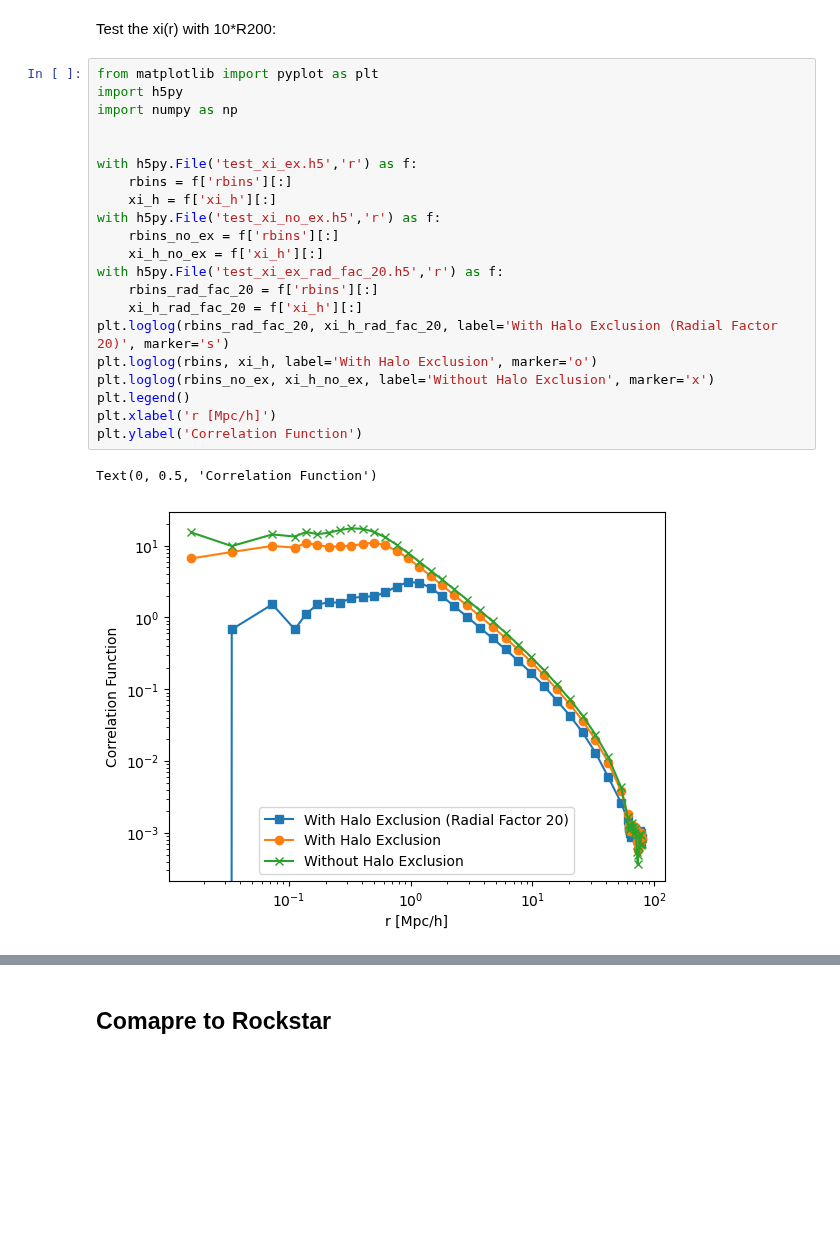
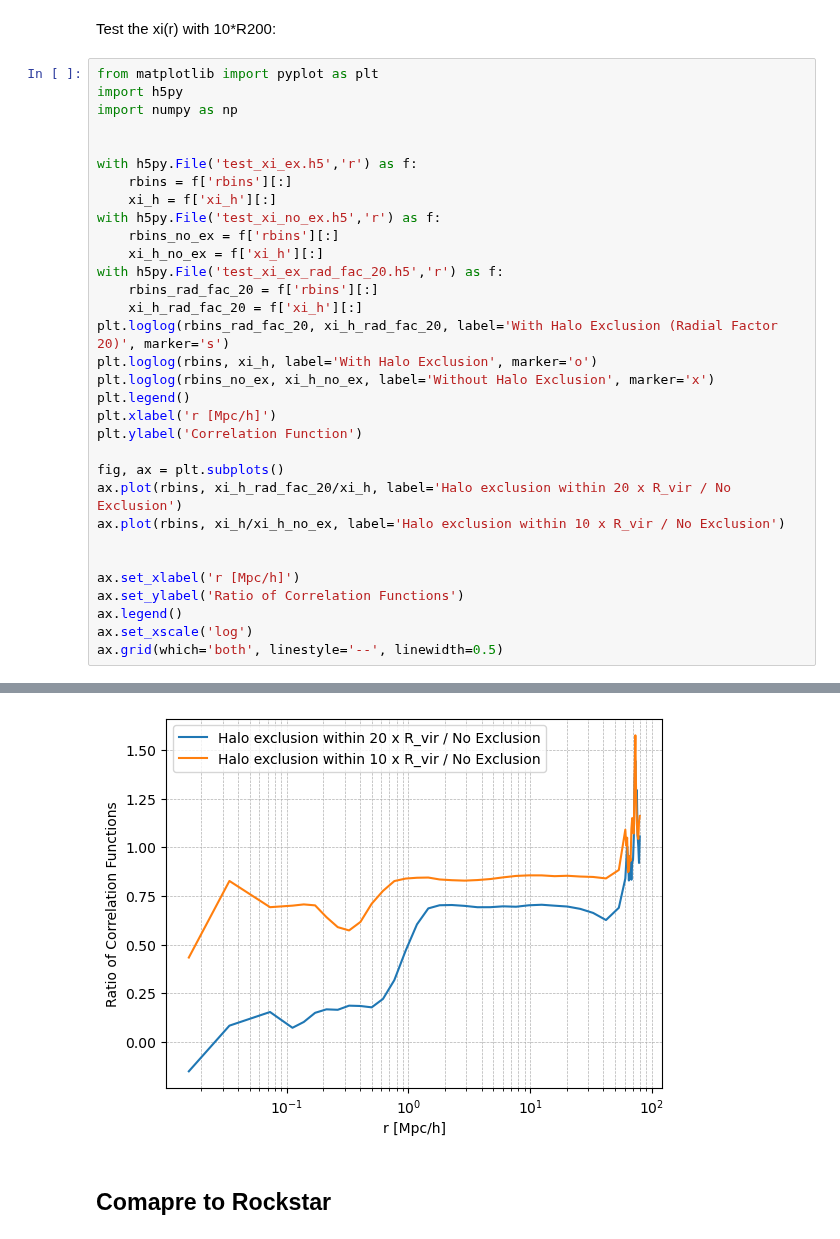
Before and after one commit to qezlou/Goku_ELG, a Jupyter notebook: emu/notebooks/xi_compute/halo_exclusion.ipynb, the cells around one changed output, grey strips where cells are left out. Drawn from its saved outputs; the diff is of its cells as text; blank space fills up the shorter version.

```diff
--- a/emu/notebooks/xi_compute/halo_exclusion.ipynb
+++ b/emu/notebooks/xi_compute/halo_exclusion.ipynb
@@ -150,27 +150,36 @@ corr.load_halo_cat(pigs['pig_dirs'][10], cosmo=corr.get_cosmo(pigs['params'][0])
 HaloCatalog(size=329641)
 # %% [markdown]
 Test the xi(r) with 10*R200:
-# %%
-from matplotlib import pyplot as plt
-import h5py
-import numpy as np
-
-
-with h5py.File('test_xi_ex.h5','r') as f:
-    rbins = f['rbins'][:]
-    xi_h = f['xi_h'][:]
-with h5py.File('test_xi_no_ex.h5','r') as f:
-    rbins_no_ex = f['rbins'][:]
-    xi_h_no_ex = f['xi_h'][:]
-with h5py.File('test_xi_ex_rad_fac_20.h5','r') as f:
-    rbins_rad_fac_20 = f['rbins'][:]
-    xi_h_rad_fac_20 = f['xi_h'][:]
-plt.loglog(rbins_rad_fac_20, xi_h_rad_fac_20, label='With Halo Exclusion (Radial Factor 20)', marker='s')
-plt.loglog(rbins, xi_h, label='With Halo Exclusion', marker='o')
-plt.loglog(rbins_no_ex, xi_h_no_ex, label='Without Halo Exclusion', marker='x')
-plt.legend()
-plt.xlabel('r [Mpc/h]')
-plt.ylabel('Correlation Function')
-# %% [output]
-Text(0, 0.5, 'Correlation Function')
-[figure, removed]
+# %%
+from matplotlib import pyplot as plt
+import h5py
+import numpy as np
+
+
+with h5py.File('test_xi_ex.h5','r') as f:
+    rbins = f['rbins'][:]
+    xi_h = f['xi_h'][:]
+with h5py.File('test_xi_no_ex.h5','r') as f:
+    rbins_no_ex = f['rbins'][:]
+    xi_h_no_ex = f['xi_h'][:]
+with h5py.File('test_xi_ex_rad_fac_20.h5','r') as f:
+    rbins_rad_fac_20 = f['rbins'][:]
+    xi_h_rad_fac_20 = f['xi_h'][:]
+plt.loglog(rbins_rad_fac_20, xi_h_rad_fac_20, label='With Halo Exclusion (Radial Factor 20)', marker='s')
+plt.loglog(rbins, xi_h, label='With Halo Exclusion', marker='o')
+plt.loglog(rbins_no_ex, xi_h_no_ex, label='Without Halo Exclusion', marker='x')
+plt.legend()
+plt.xlabel('r [Mpc/h]')
+plt.ylabel('Correlation Function')
+
+fig, ax = plt.subplots()
+ax.plot(rbins, xi_h_rad_fac_20/xi_h, label='Halo exclusion within 20 x R_vir / No Exclusion')
+ax.plot(rbins, xi_h/xi_h_no_ex, label='Halo exclusion within 10 x R_vir / No Exclusion')
+
+
+ax.set_xlabel('r [Mpc/h]')
+ax.set_ylabel('Ratio of Correlation Functions')
+ax.legend()
+ax.set_xscale('log')
+ax.grid(which='both', linestyle='--', linewidth=0.5)
+# %% [output]
@@ -177,3 +187,4 @@ Text(0, 0.5, 'Correlation Function')
+[figure, added]
 # %% [markdown]
 ## Comapre to Rockstar
 # %%
```
Also changed, not shown: parts of 1 cell of this notebook, 4 other files.
